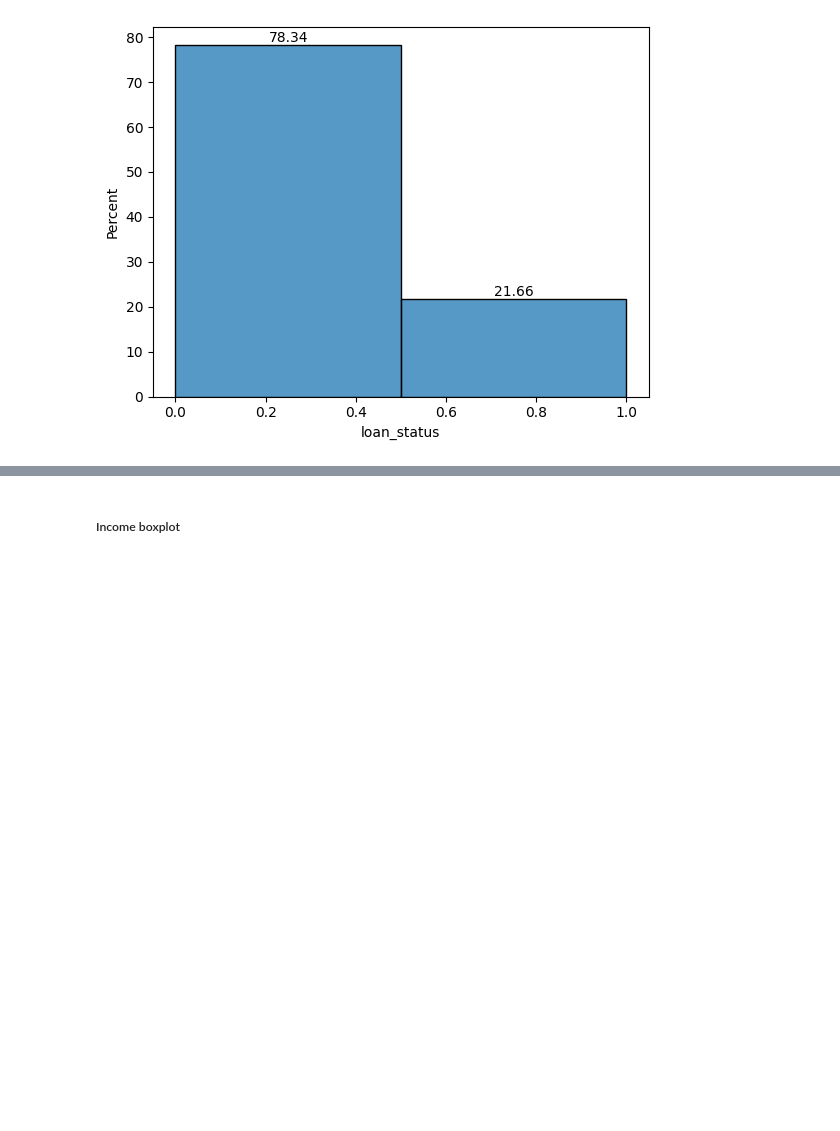
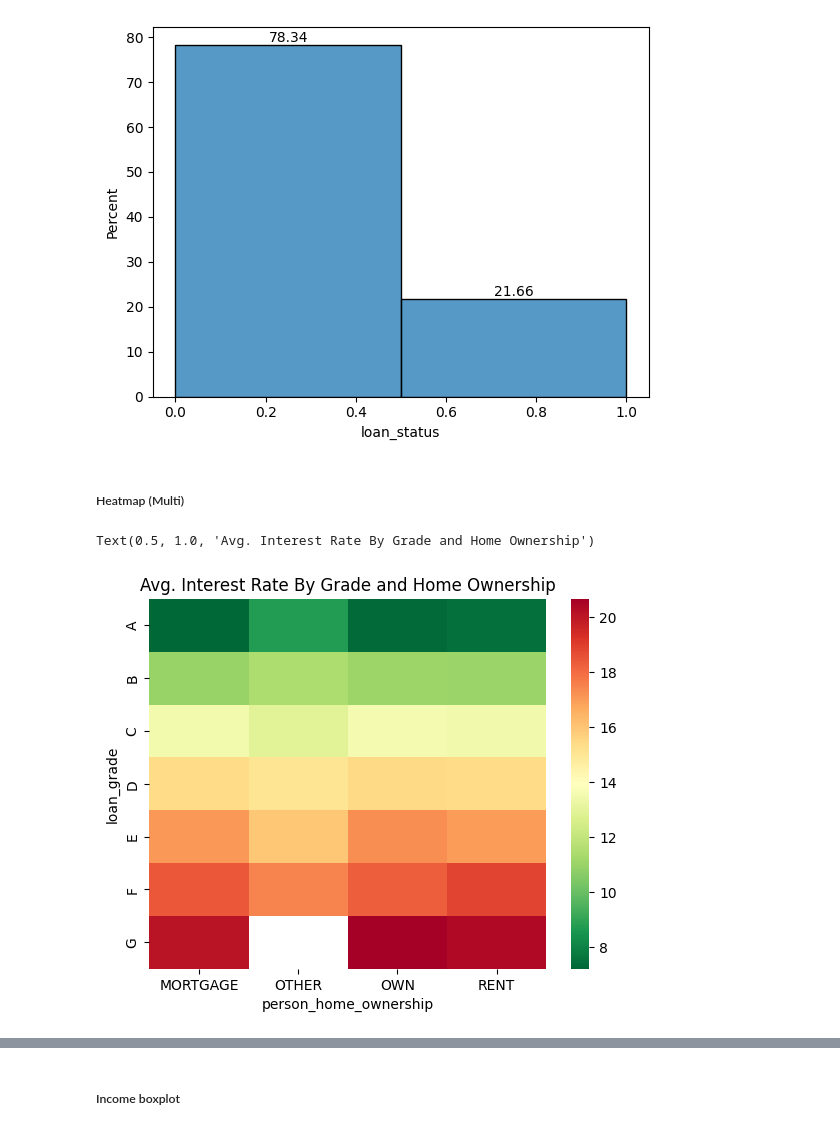
Before and after one commit to andre-bu-gitdev/O2_AI_for_Leaders_dx699, a Jupyter notebook: Milestone_4/M4 Functions.ipynb, the cells around one changed output, grey strips where cells are left out. Drawn from its saved outputs; the diff is of its cells as text; code cells hidden in the pictures; blank space fills up the shorter version.

```diff
--- a/Milestone_4/M4 Functions.ipynb
+++ b/Milestone_4/M4 Functions.ipynb
@@ -1211,3 +1234,12 @@ for container in ax.containers:
     ax.bar_label(container)
 # %% [output]
 [figure]
+# %% [markdown]
+##### Heatmap (Multi)
+# %%
+pivot = cc_risk_df.pivot_table(index = ["loan_grade"], columns = ["person_home_ownership"], values = "loan_int_rate", aggfunc = "mean")
+ax = sns.heatmap(pivot, cmap = 'RdYlGn_r')
+ax.set_title("Avg. Interest Rate By Grade and Home Ownership")
+# %% [output]
+Text(0.5, 1.0, 'Avg. Interest Rate By Grade and Home Ownership')
+[figure, added]
```
Also changed, not shown: parts of 34 cells of this notebook, 2 other files.
